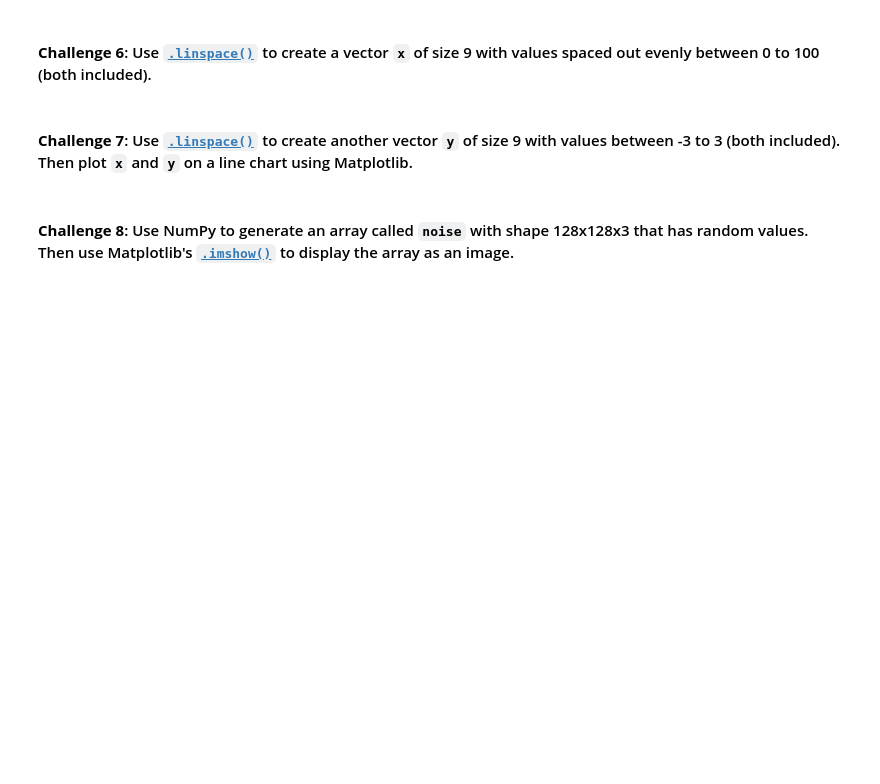
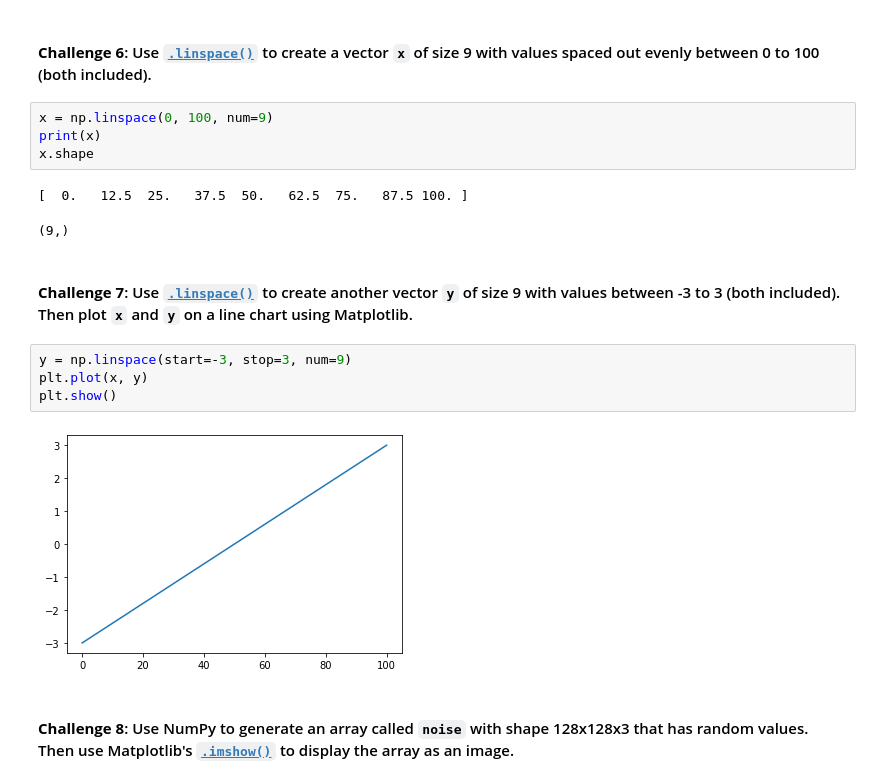
Before and after one commit to sojourn99/computation-with-numpy, a Jupyter notebook: Computation_with_NumPy_and_N_Dimensional_Arrays_(start).ipynb, the cells around one changed output. Saved outputs shown, nothing was run; the diff lists cells and outputs as text; blank space fills up the shorter version.

```diff
--- a/Computation_with_NumPy_and_N_Dimensional_Arrays_(start).ipynb
+++ b/Computation_with_NumPy_and_N_Dimensional_Arrays_(start).ipynb
@@ -130,6 +181,19 @@ Hint: Use the [`.random()` function](https://numpy.org/doc/stable/reference/rand
 # %% [markdown]
 #### **Challenge 6**: Use [`.linspace()`](https://numpy.org/doc/stable/reference/generated/numpy.linspace.html) to create a vector `x` of size 9 with values spaced out evenly between 0 to 100 (both included).
+# %%
+x = np.linspace(0, 100, num=9)
+print(x)
+x.shape
+# %% [output]
+[  0.   12.5  25.   37.5  50.   62.5  75.   87.5 100. ]
+(9,)
 # %% [markdown]
 #### **Challenge 7**: Use [`.linspace()`](https://numpy.org/doc/stable/reference/generated/numpy.linspace.html) to create another vector `y` of size 9 with values between -3 to 3 (both included). Then plot `x` and `y` on a line chart using Matplotlib.
+# %%
+y = np.linspace(start=-3, stop=3, num=9)
+plt.plot(x, y)
+plt.show()
+# %% [output]
+[figure, added]
 # %% [markdown]
 #### **Challenge 8**: Use NumPy to generate an array called `noise` with shape 128x128x3 that has random values. Then use Matplotlib's [`.imshow()`](https://matplotlib.org/3.1.1/api/_as_gen/matplotlib.pyplot.imshow.html) to display the array as an image.
```
Also changed, not shown: parts of 13 cells of this notebook.
